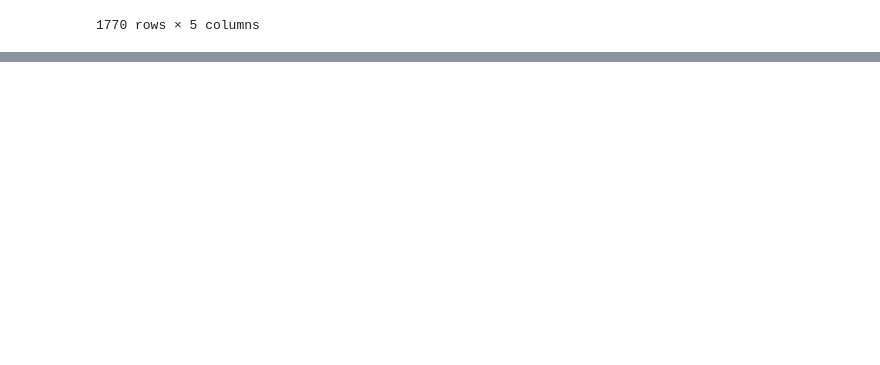
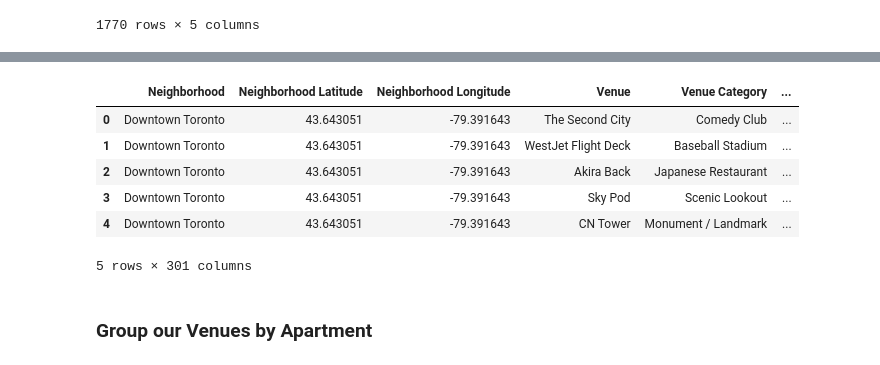
Before and after one commit to 1212-qwas/Coursera-Capstone, a Jupyter notebook: Capstone Project Part II.ipynb, the cells around one changed output, grey strips where cells are left out. Drawn from its saved outputs; the diff is of its cells as text; code cells hidden in the pictures; blank space fills up the shorter version.

```diff
--- a/Capstone Project Part II.ipynb
+++ b/Capstone Project Part II.ipynb
@@ -262,0 +288,18 @@ one_hot_venues.to_csv('one_hot_venues.csv')
+# %%
+# Make a common column to merge on
+one_hot_venues['key'] = one_hot_venues.index
+toronto_venues['key'] = toronto_venues.index
+# %%
+toronto_merge = toronto_venues.merge(one_hot_venues, on='key', how='outer')
+# %%
+# Remove common column now that merge is complete
+toronto_merge.drop(['key'], axis=1, inplace=True)
+toronto_merge.head()
+# %% [output]
+|  | Neighborhood | Neighborhood Latitude | Neighborhood Longitude | Venue | Venue Category | ... |
+| 0 | Downtown Toronto | 43.643051 | -79.391643 | The Second City | Comedy Club | ... |
+| 1 | Downtown Toronto | 43.643051 | -79.391643 | WestJet Flight Deck | Baseball Stadium | ... |
+| 2 | Downtown Toronto | 43.643051 | -79.391643 | Akira Back | Japanese Restaurant | ... |
+| 3 | Downtown Toronto | 43.643051 | -79.391643 | Sky Pod | Scenic Lookout | ... |
+| 4 | Downtown Toronto | 43.643051 | -79.391643 | CN Tower | Monument / Landmark | ... |
+5 rows × 301 columns
@@ -262,0 +308,2 @@ one_hot_venues.to_csv('one_hot_venues.csv')
+# %% [markdown]
+### Group our Venues by Apartment
```
Also changed, not shown: parts of 13 cells of this notebook, 1 other file.
